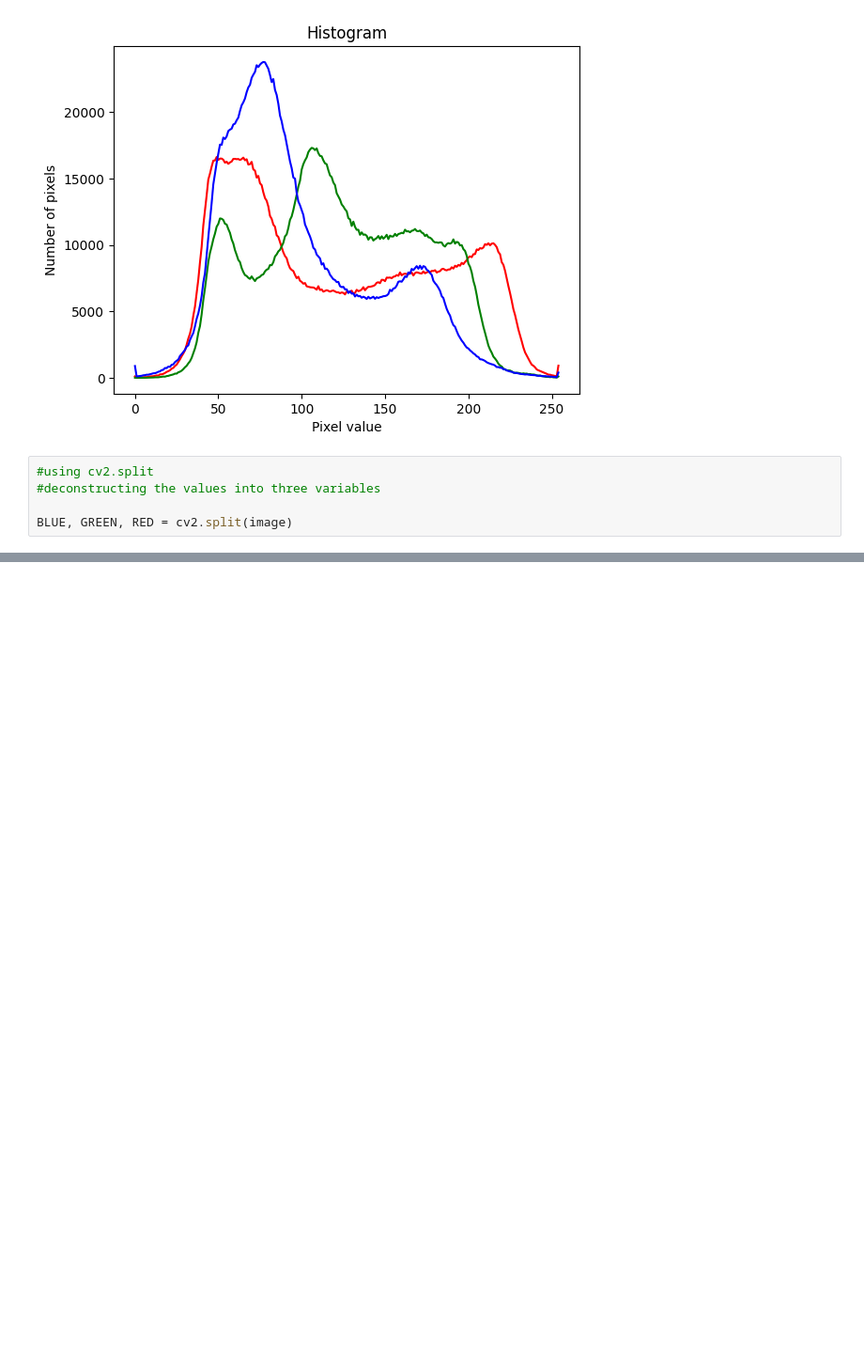
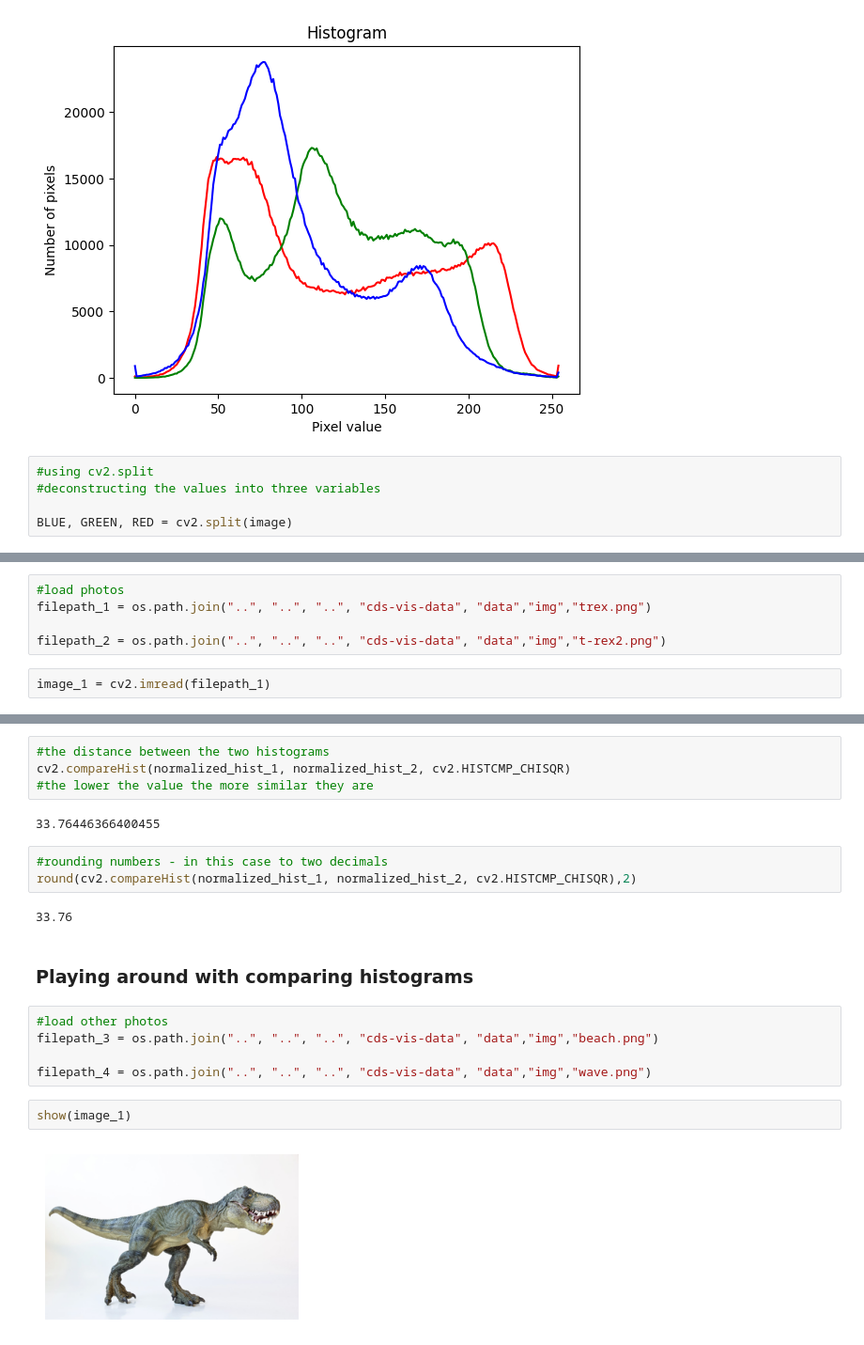
Before and after one commit to LauraBang22/cds-visual, a Jupyter notebook: Notebooks/session3.ipynb, the cells around one changed output, grey strips where cells are left out. Shown at 94% size. Saved outputs shown, nothing was run; the diff lists cells and outputs as text; blank space fills up the shorter version.

```diff
--- a/Notebooks/session3.ipynb
+++ b/Notebooks/session3.ipynb
@@ -170,0 +171,7 @@ NameError: name 'cv2' is not defined
+# %%
+#load photos
+filepath_1 = os.path.join("..", "..", "..", "cds-vis-data", "data","img","trex.png")
+
+filepath_2 = os.path.join("..", "..", "..", "cds-vis-data", "data","img","t-rex2.png")
+# %%
+image_1 = cv2.imread(filepath_1)
@@ -170,0 +206,22 @@ NameError: name 'cv2' is not defined
+# %%
+#the distance between the two histograms
+cv2.compareHist(normalized_hist_1, normalized_hist_2, cv2.HISTCMP_CHISQR)
+#the lower the value the more similar they are
+# %% [output]
+33.76446366400455
+# %%
+#rounding numbers - in this case to two decimals
+round(cv2.compareHist(normalized_hist_1, normalized_hist_2, cv2.HISTCMP_CHISQR),2)
+# %% [output]
+33.76
+# %% [markdown]
+### Playing around with comparing histograms
+# %%
+#load other photos
+filepath_3 = os.path.join("..", "..", "..", "cds-vis-data", "data","img","beach.png")
+
+filepath_4 = os.path.join("..", "..", "..", "cds-vis-data", "data","img","wave.png")
+# %%
+show(image_1)
+# %% [output]
+[figure, added]
```
Also changed, not shown: parts of 30 cells of this notebook.
